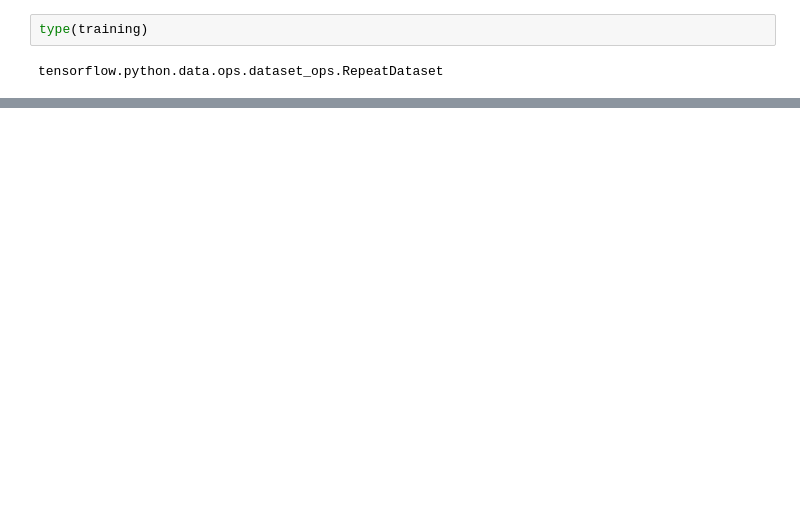
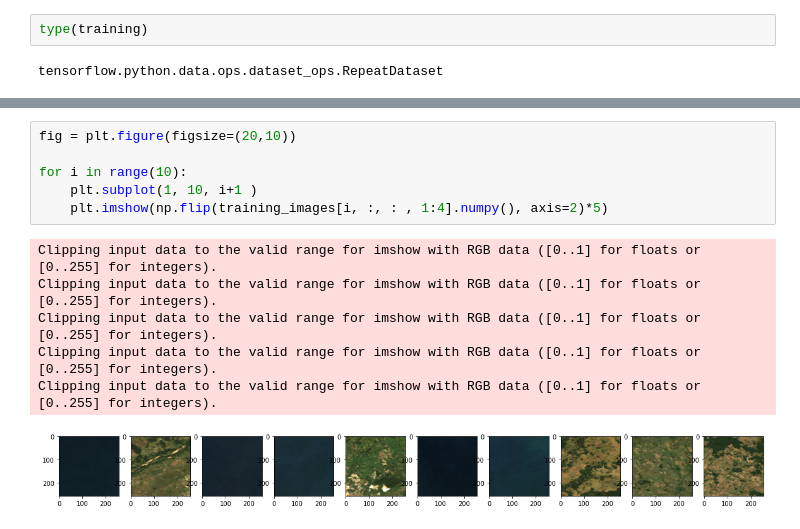
Before and after one commit to TheChwal/forest_guard, a Jupyter notebook: notebooks/JPRezler_model.ipynb, the cells around one changed output, grey strips where cells are left out. Drawn from its saved outputs; the diff is of its cells as text; blank space fills up the shorter version.

```diff
--- a/notebooks/JPRezler_model.ipynb
+++ b/notebooks/JPRezler_model.ipynb
@@ -487,0 +569,13 @@ evaluation = get_eval_dataset()
+# %%
+fig = plt.figure(figsize=(20,10))
+
+for i in range(10):
+    plt.subplot(1, 10, i+1 )
+    plt.imshow(np.flip(training_images[i, :, : , 1:4].numpy(), axis=2)*5)
+# %% [output]
+Clipping input data to the valid range for imshow with RGB data ([0..1] for floats or [0..255] for integers).
+Clipping input data to the valid range for imshow with RGB data ([0..1] for floats or [0..255] for integers).
+Clipping input data to the valid range for imshow with RGB data ([0..1] for floats or [0..255] for integers).
+Clipping input data to the valid range for imshow with RGB data ([0..1] for floats or [0..255] for integers).
+Clipping input data to the valid range for imshow with RGB data ([0..1] for floats or [0..255] for integers).
+[figure, added]
```
Also changed, not shown: parts of 52 cells of this notebook, 1 other file.
